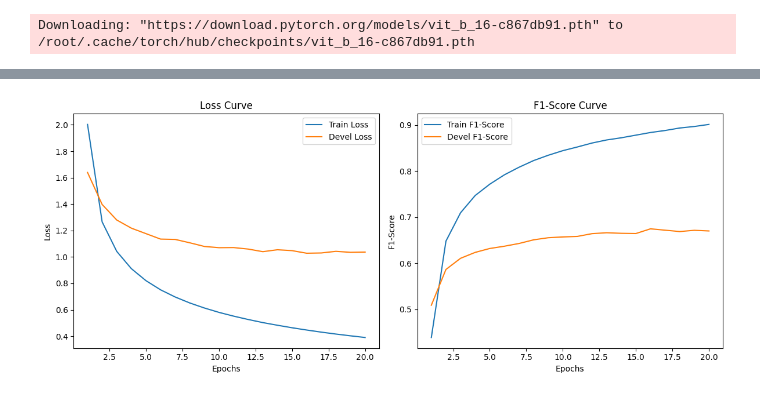
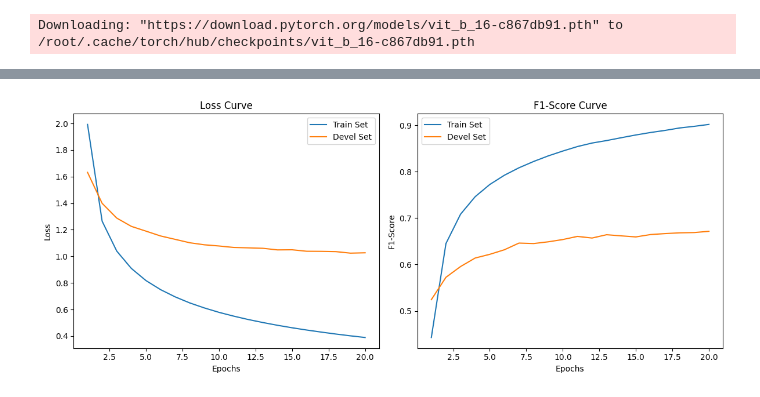
Before and after one commit to RiboRings/AI_take_over, a Jupyter notebook: aquamonitor.ipynb, the cells around one changed output, grey strips where cells are left out. Drawn from its saved outputs; the diff is of its cells as text; code cells hidden in the pictures.

```diff
--- a/aquamonitor.ipynb
+++ b/aquamonitor.ipynb
@@ -145,7 +145,7 @@ scheduler = torch.optim.lr_scheduler.ReduceLROnPlateau(
     optimizer,
     mode="min",
     factor=0.5,
-    patience=5
+    patience=3
 )
 # %% [output]
 Downloading: "https://download.pytorch.org/models/vit_b_16-c867db91.pth" to /root/.cache/torch/hub/checkpoints/vit_b_16-c867db91.pth
@@ -259,25 +259,25 @@ if best_model_weights is not None:
 # %%
 # Plot the learning curves
 plt.figure(figsize=(12, 5))
 
 # Loss plot
 plt.subplot(1, 2, 1)
-plt.plot(range(1, EPOCH_NUM + 1), train_losses, label='Train Loss')
-plt.plot(range(1, EPOCH_NUM + 1), devel_losses, label='Devel Loss')
+plt.plot(range(1, EPOCH_NUM + 1), train_losses, label='Train Set')
+plt.plot(range(1, EPOCH_NUM + 1), devel_losses, label='Devel Set')
 plt.title('Loss Curve')
 plt.xlabel('Epochs')
 plt.ylabel('Loss')
 plt.legend()
 
 # F1-Score plot
 plt.subplot(1, 2, 2)
-plt.plot(range(1, EPOCH_NUM + 1), train_f1s, label='Train F1-Score')
-plt.plot(range(1, EPOCH_NUM + 1), devel_f1s, label='Devel F1-Score')
+plt.plot(range(1, EPOCH_NUM + 1), train_f1s, label='Train Set')
+plt.plot(range(1, EPOCH_NUM + 1), devel_f1s, label='Devel Set')
 plt.title('F1-Score Curve')
 plt.xlabel('Epochs')
 plt.ylabel('F1-Score')
 plt.legend()
 
 plt.tight_layout()
 # %% [output]
-[figure, old version]
+[figure, new version]
```
Also changed, not shown: parts of 1 cell of this notebook.
